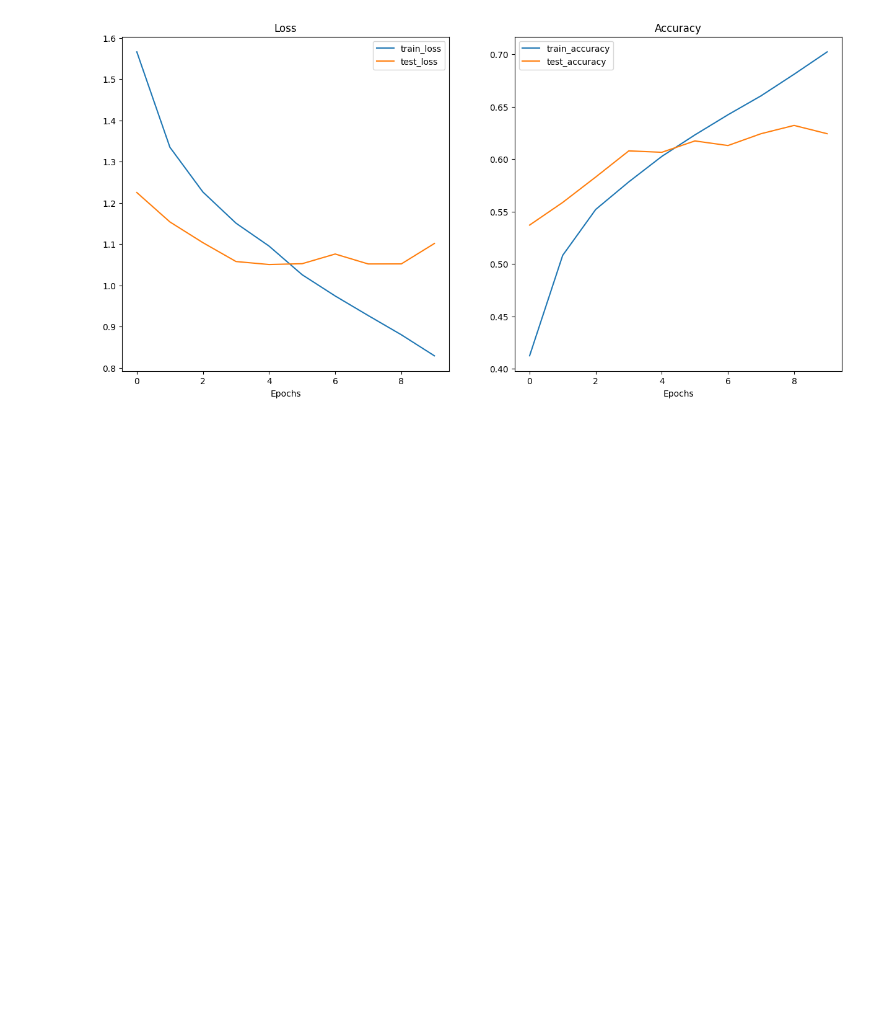
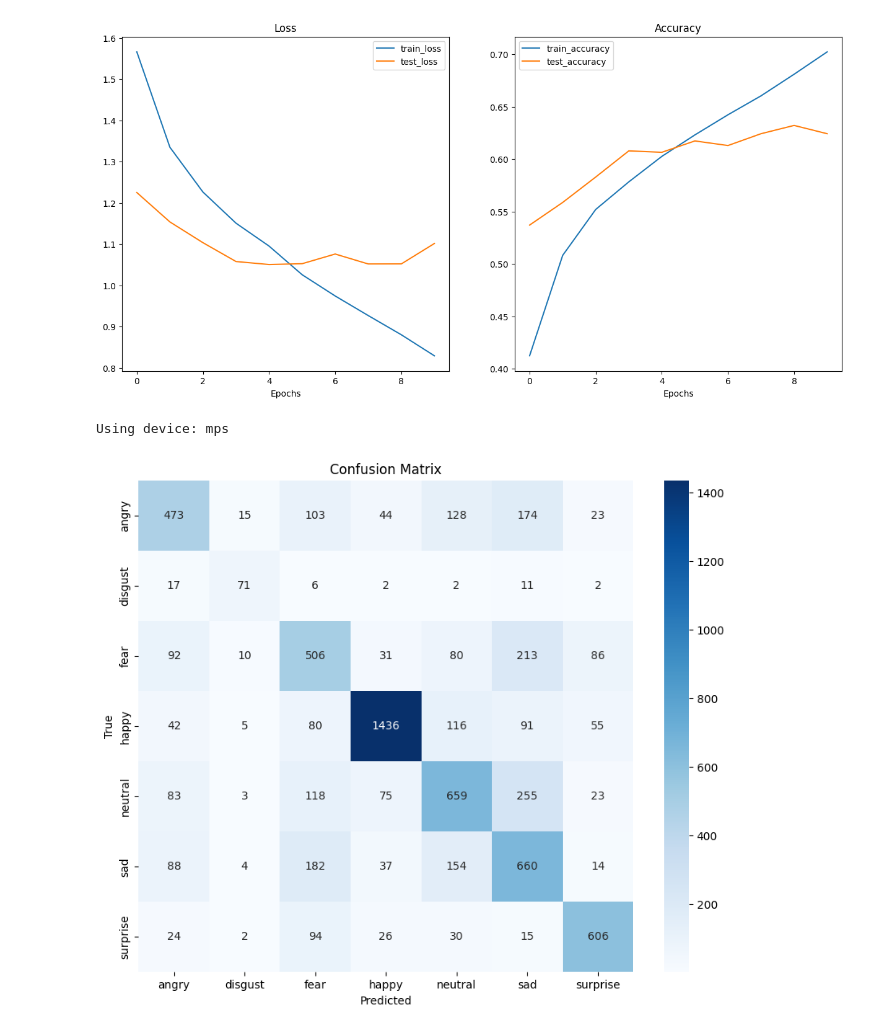
Before and after one commit to devendershekhawat/face-expression-recognition, a Jupyter notebook: lab.ipynb, the cells around one changed output. Drawn from its saved outputs; the diff is of its cells as text; code cells hidden in the pictures; blank space fills up the shorter version.

Commit message:
Add prost training confusion matrix

```diff
--- a/lab.ipynb
+++ b/lab.ipynb
@@ -523,6 +523,11 @@ else:
 plot_loss_curves(transfer_results)
 # %% [output]
 [figure]
+# %%
+plot_confusion_matrix(model_v1, test_dataset_loader, train_dataset.classes)
+# %% [output]
+Using device: mps
+[figure, added]
 # %%
 test_model_with_random_image(test_dataset,model_v1)
 # %% [output]
```
Also changed, not shown: parts of 1 cell of this notebook.
